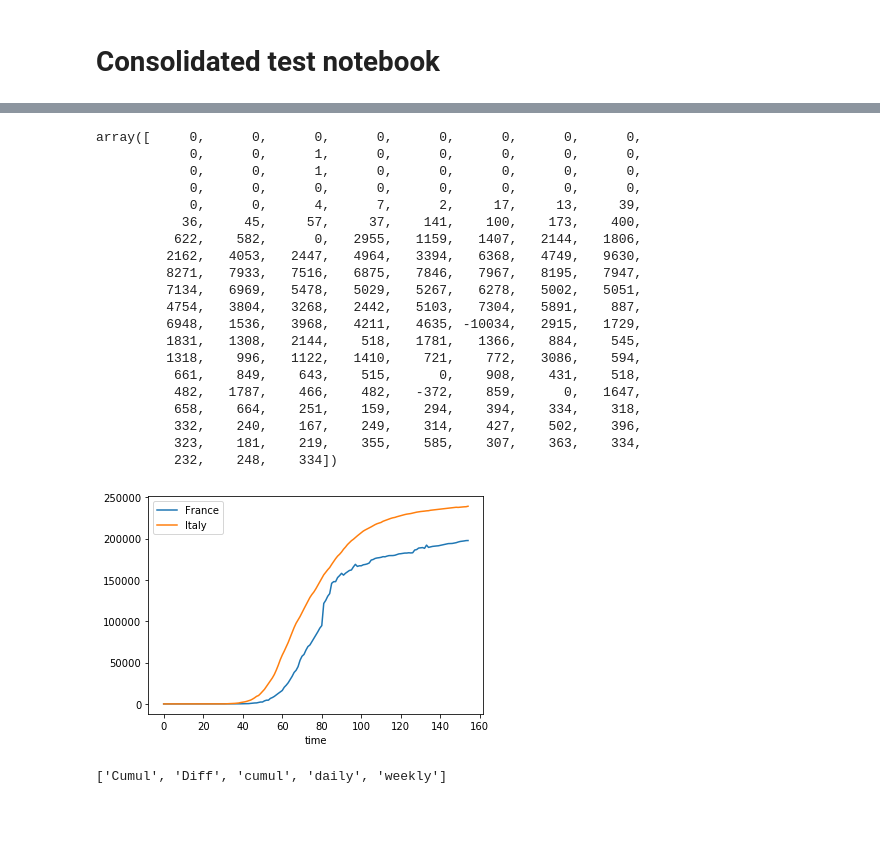
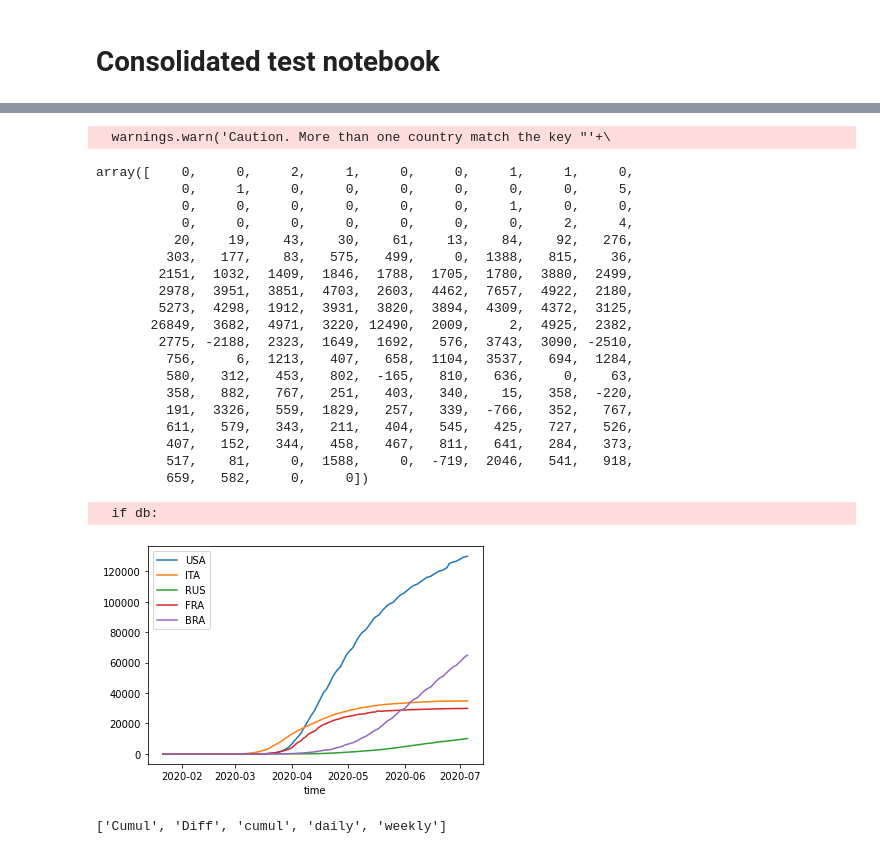
Before and after one commit to tjbtjbtjb/CoCoA, a Jupyter notebook: analysis/testing_super-easy.ipynb, the cells around one changed output, grey strips where cells are left out. Cells and saved outputs as stored; diff of their text form; code cells hidden in the pictures; blank space fills up the shorter version.

```diff
--- a/analysis/testing_super-easy.ipynb
+++ b/analysis/testing_super-easy.ipynb
@@ -47,30 +19,31 @@ get(**kwargs)
 # %%
-cc.get(where='Spain',which='confirmed',what='Diff')
+cc.get(where='french',which='confirmed',what='Diff')
 # %% [output]
-array([     0,      0,      0,      0,      0,      0,      0,      0,
-            0,      0,      1,      0,      0,      0,      0,      0,
-            0,      0,      1,      0,      0,      0,      0,      0,
-            0,      0,      0,      0,      0,      0,      0,      0,
-            0,      0,      4,      7,      2,     17,     13,     39,
-           36,     45,     57,     37,    141,    100,    173,    400,
-          622,    582,      0,   2955,   1159,   1407,   2144,   1806,
-         2162,   4053,   2447,   4964,   3394,   6368,   4749,   9630,
-         8271,   7933,   7516,   6875,   7846,   7967,   8195,   7947,
-         7134,   6969,   5478,   5029,   5267,   6278,   5002,   5051,
-         4754,   3804,   3268,   2442,   5103,   7304,   5891,    887,
-         6948,   1536,   3968,   4211,   4635, -10034,   2915,   1729,
-         1831,   1308,   2144,    518,   1781,   1366,    884,    545,
-         1318,    996,   1122,   1410,    721,    772,   3086,    594,
-          661,    849,    643,    515,      0,    908,    431,    518,
-          482,   1787,    466,    482,   -372,    859,      0,   1647,
-          658,    664,    251,    159,    294,    394,    334,    318,
-          332,    240,    167,    249,    314,    427,    502,    396,
-          323,    181,    219,    355,    585,    307,    363,    334,
-          232,    248,    334])
+  warnings.warn('Caution. More than one country match the key "'+\
+array([    0,     0,     2,     1,     0,     0,     1,     1,     0,
+           0,     1,     0,     0,     0,     0,     0,     0,     5,
+           0,     0,     0,     0,     0,     0,     1,     0,     0,
+           0,     0,     0,     0,     0,     0,     0,     2,     4,
+          20,    19,    43,    30,    61,    13,    84,    92,   276,
+         303,   177,    83,   575,   499,     0,  1388,   815,    36,
+        2151,  1032,  1409,  1846,  1788,  1705,  1780,  3880,  2499,
+        2978,  3951,  3851,  4703,  2603,  4462,  7657,  4922,  2180,
+        5273,  4298,  1912,  3931,  3820,  3894,  4309,  4372,  3125,
+       26849,  3682,  4971,  3220, 12490,  2009,     2,  4925,  2382,
+        2775, -2188,  2323,  1649,  1692,   576,  3743,  3090, -2510,
+         756,     6,  1213,   407,   658,  1104,  3537,   694,  1284,
+         580,   312,   453,   802,  -165,   810,   636,     0,    63,
+         358,   882,   767,   251,   403,   340,    15,   358,  -220,
+         191,  3326,   559,  1829,   257,   339,  -766,   352,   767,
+         611,   579,   343,   211,   404,   545,   425,   727,   526,
+         407,   152,   344,   458,   467,   811,   641,   284,   373,
+         517,    81,     0,  1588,     0,  -719,  2046,   541,   918,
+         659,   582,     0,     0])
 # %%
-cc.plot(where=['France','Italy'],which='confirmed',what='Cumul') # Caution, Cumul will become cumul (lower case)
+cc.plot(where=['united states','IT','russia','french','brazil'],which='deaths',what='Cumul',yscale='lin') # Caution, Cumul will become cumul (lower case)
 # %% [output]
+  if db:
-[figure, old version]
+[figure, new version]
 # %%
 cc.listwhat()
 # %% [output]
```
Also changed, not shown: parts of 108 cells of this notebook, 4 other files.
